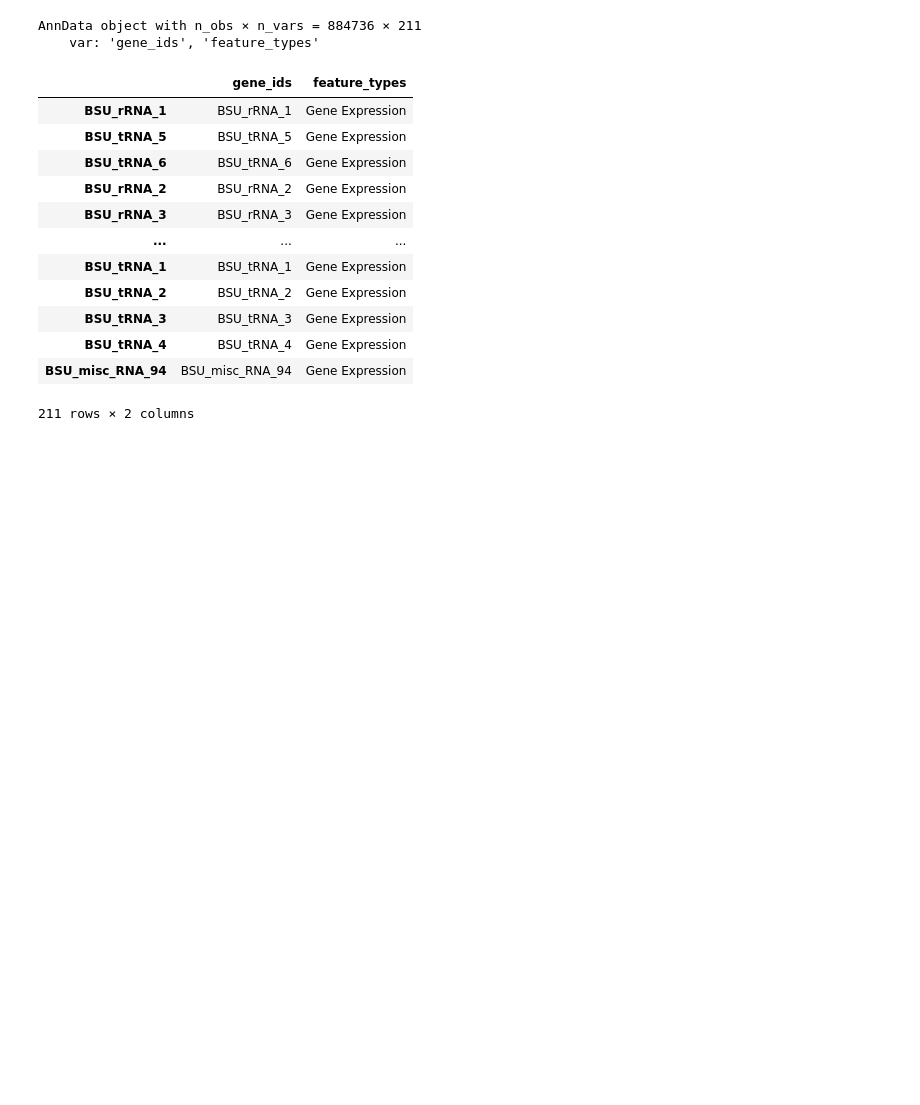
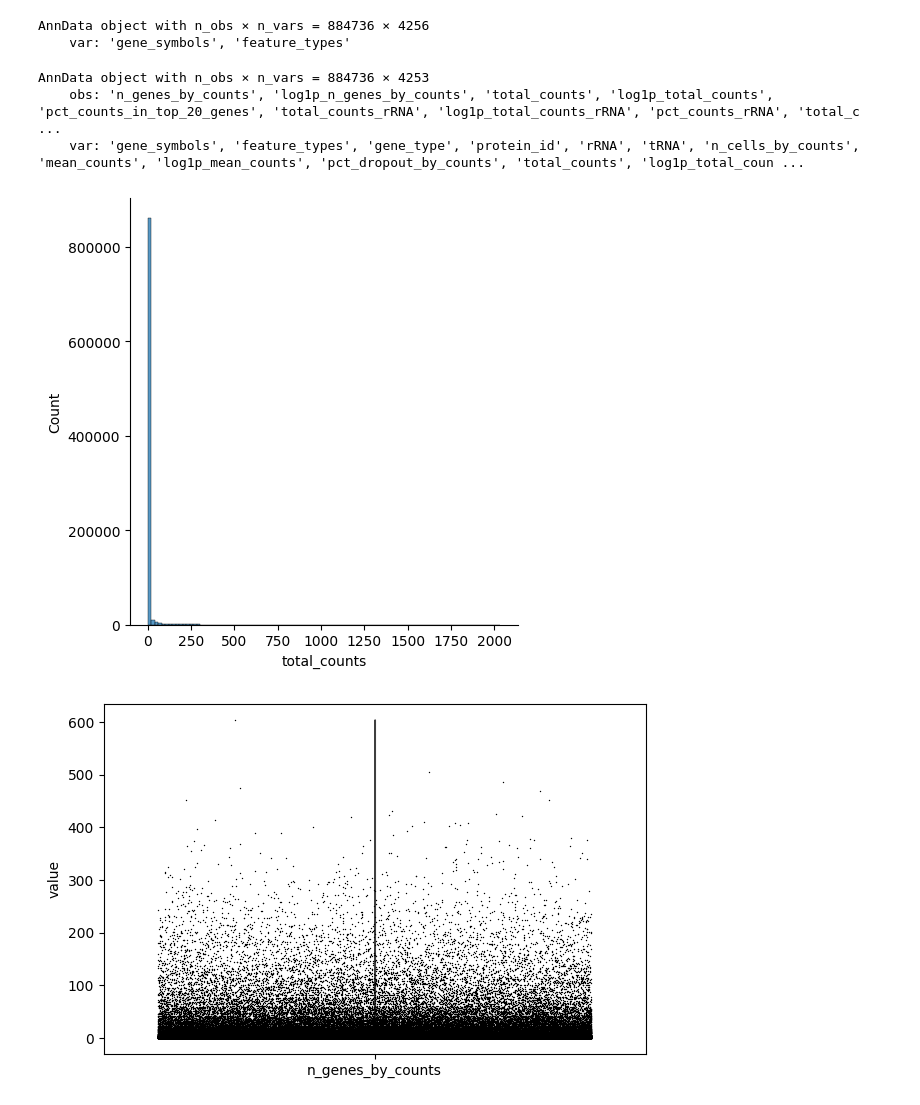
Before and after one commit to nvivanco/microSplit_scRNAseq, a Jupyter notebook: notebooks/scRNAseq.ipynb, the cells around one changed output. Cells and saved outputs as stored; diff of their text form; code cells hidden in the pictures; blank space fills up the shorter version.

```diff
--- a/notebooks/scRNAseq.ipynb
+++ b/notebooks/scRNAseq.ipynb
@@ -10,30 +58,49 @@ import scanpy as sc
+# %%
+protein_ids = []
+feature_ids = []
+feature_types = []
+product_names = []
+in_handle = open(gff_file)
+for rec in GFF.parse(in_handle):
+    for feature in rec.features:
+        if feature.type == "gene":
+            protein_ids.append(get_protein_id(feature))
+            product_names.append(get_product_name(feature))
+            feature_ids.append(feature.qualifiers["ID"][0])
+            feature_types.append(feature.qualifiers["gene_biotype"][0])
+in_handle.close()
+
+ids_map = {id_: f"{id_}_{t}" for id_, t in dict(zip(feature_ids, feature_types)).items()}
+feature_types_map = dict(zip(feature_ids, feature_types))
+protein_ids_map = dict(zip(feature_ids, protein_ids))
+product_names_map = dict(zip(feature_ids, product_names))
 # %%
-PROCESSED_DATA_DIR = os.environ["PROCESSED_DATA"]
-input_path = join(PROCESSED_DATA_DIR,  'SRP266243/SRR11940660/STAR_Bsub_ref_outs/STAR_OUTPUT_Solo.out/Gene/raw/')
+### Read data
+adata = sc.read_10x_mtx(
+    input_path,
+    var_names="gene_ids",
+    cache=True
+)
+print(adata)
+# %% [output]
+AnnData object with n_obs × n_vars = 884736 × 4256
+    var: 'gene_symbols', 'feature_types'
 # %%
-adata = sc.read_10x_mtx(
-    input_path,                 # path to folder containing .mtx, .tsv
-    var_names="gene_symbols",# use gene symbols instead of Ensembl IDs
-    cache=True
-)
+adata.var["gene_type"] = adata.var_names.map(feature_types_map)
+adata = adata[:, ~adata.var["gene_type"].isna()].copy()
+adata.var["protein_id"] = adata.var_names.map(protein_ids_map)
+adata.var["product_names"] = adata.var_names.map(product_names_map)
 
-print(adata)
+adata.var["rRNA"] = adata.var["gene_type"].str.contains(("rRNA"))
+adata.var["tRNA"] = adata.var["gene_type"].str.contains(("tRNA"))
-# %% [output]
-AnnData object with n_obs × n_vars = 884736 × 211
-    var: 'gene_ids', 'feature_types'
-# %%
-adata.var
-# %% [output]
-|  | gene_ids | feature_types |
-| BSU_rRNA_1 | BSU_rRNA_1 | Gene Expression |
-| BSU_tRNA_5 | BSU_tRNA_5 | Gene Expression |
-| BSU_tRNA_6 | BSU_tRNA_6 | Gene Expression |
-| BSU_rRNA_2 | BSU_rRNA_2 | Gene Expression |
-| BSU_rRNA_3 | BSU_rRNA_3 | Gene Expression |
-| ... | ... | ... |
-| BSU_tRNA_1 | BSU_tRNA_1 | Gene Expression |
-| BSU_tRNA_2 | BSU_tRNA_2 | Gene Expression |
-| BSU_tRNA_3 | BSU_tRNA_3 | Gene Expression |
-| BSU_tRNA_4 | BSU_tRNA_4 | Gene Expression |
-| BSU_misc_RNA_94 | BSU_misc_RNA_94 | Gene Expression |
-211 rows × 2 columns
+# %%
+calculate_qc_metrics(adata)
+# %% [output]
+AnnData object with n_obs × n_vars = 884736 × 4253
+    obs: 'n_genes_by_counts', 'log1p_n_genes_by_counts', 'total_counts', 'log1p_total_counts', 'pct_counts_in_top_20_genes', 'total_counts_rRNA', 'log1p_total_counts_rRNA', 'pct_counts_rRNA', 'total_c ...
+    var: 'gene_symbols', 'feature_types', 'gene_type', 'protein_id', 'rRNA', 'tRNA', 'n_cells_by_counts', 'mean_counts', 'log1p_mean_counts', 'pct_dropout_by_counts', 'total_counts', 'log1p_total_coun ...
+# %%
+plot_qc(adata)
+# %% [output]
+[figure, added]
+[figure, added]
```
Also changed, not shown: parts of 21 cells of this notebook.
